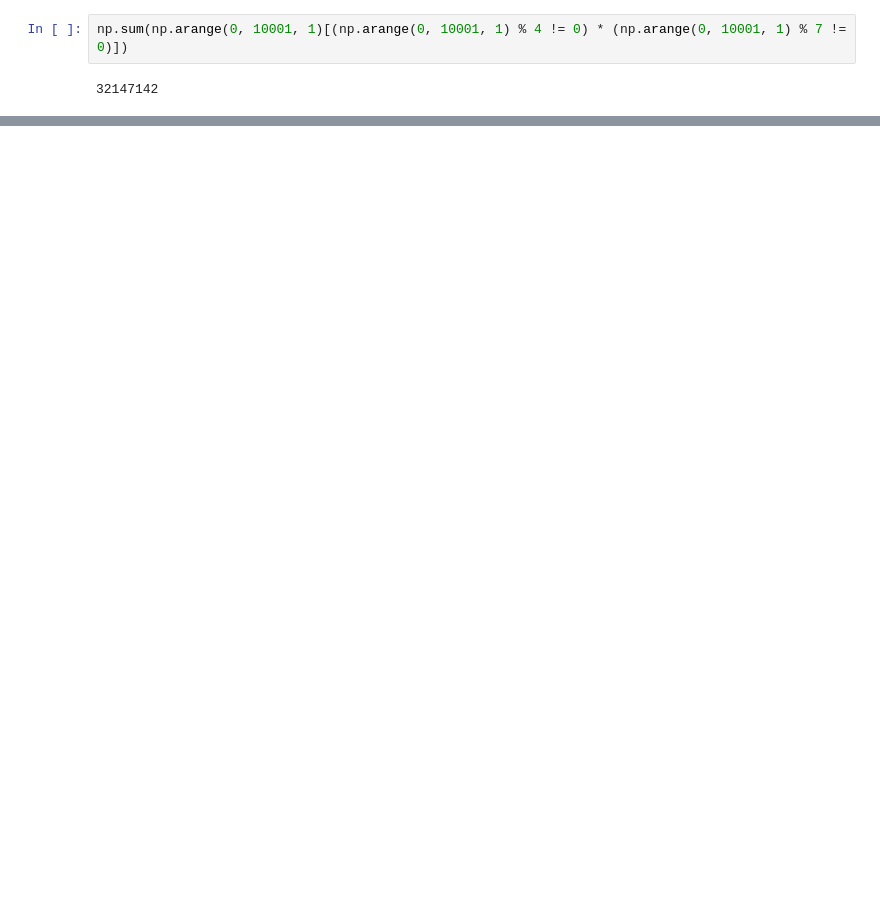
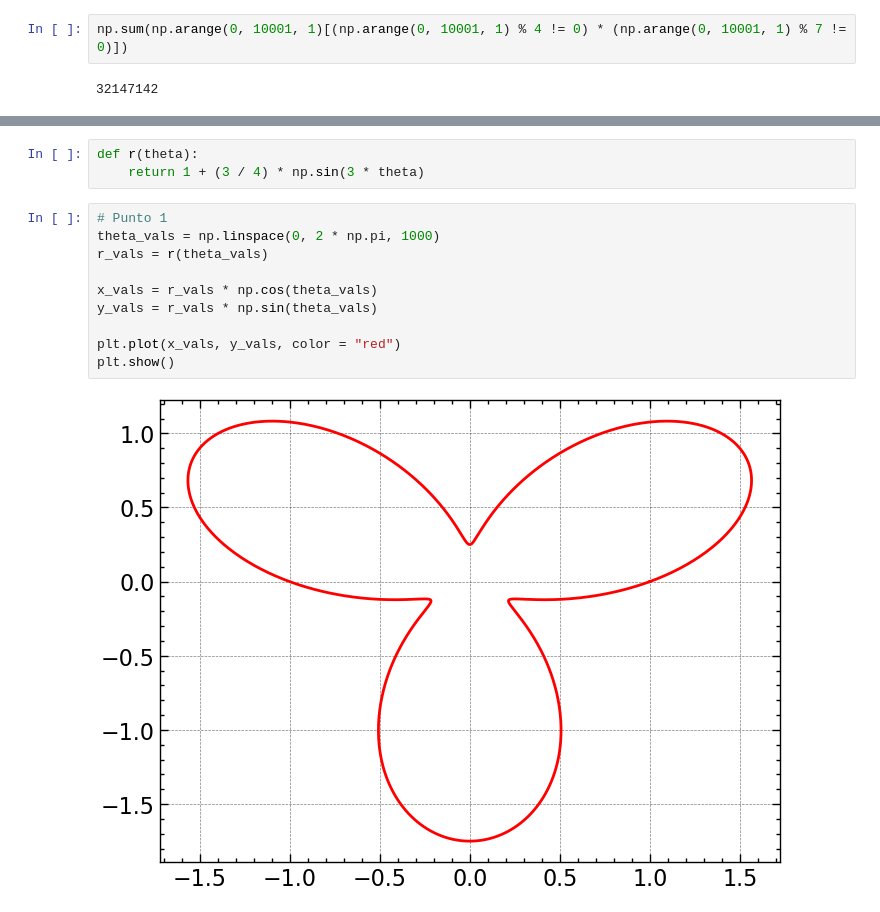
Before and after one commit to mscamp/PythonLearning, a Jupyter notebook: MrPSolver/numpy.ipynb, the cells around one changed output, grey strips where cells are left out. Drawn from its saved outputs; the diff is of its cells as text; blank space fills up the shorter version.

```diff
--- a/MrPSolver/numpy.ipynb
+++ b/MrPSolver/numpy.ipynb
@@ -289,0 +302,15 @@ np.sum(np.arange(0, 10001, 1)[(np.arange(0, 10001, 1) % 4 != 0) * (np.arange(0,
+# %%
+def r(theta):
+    return 1 + (3 / 4) * np.sin(3 * theta)
+# %%
+# Punto 1
+theta_vals = np.linspace(0, 2 * np.pi, 1000)
+r_vals = r(theta_vals)
+
+x_vals = r_vals * np.cos(theta_vals)
+y_vals = r_vals * np.sin(theta_vals)
+
+plt.plot(x_vals, y_vals, color = "red")
+plt.show()
+# %% [output]
+[figure, added]
```
Also changed, not shown: parts of 29 cells of this notebook.
